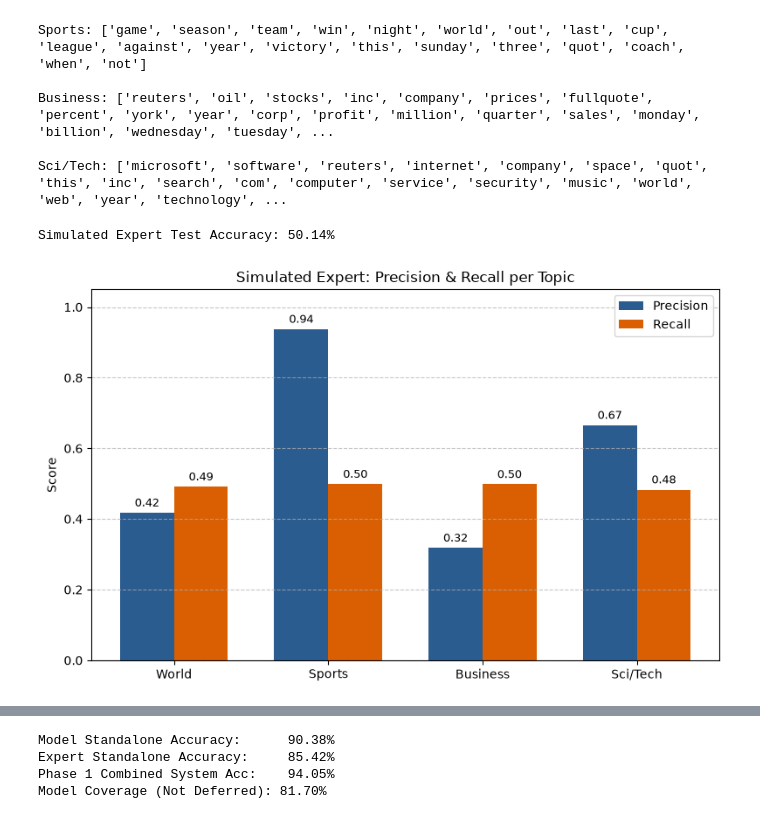
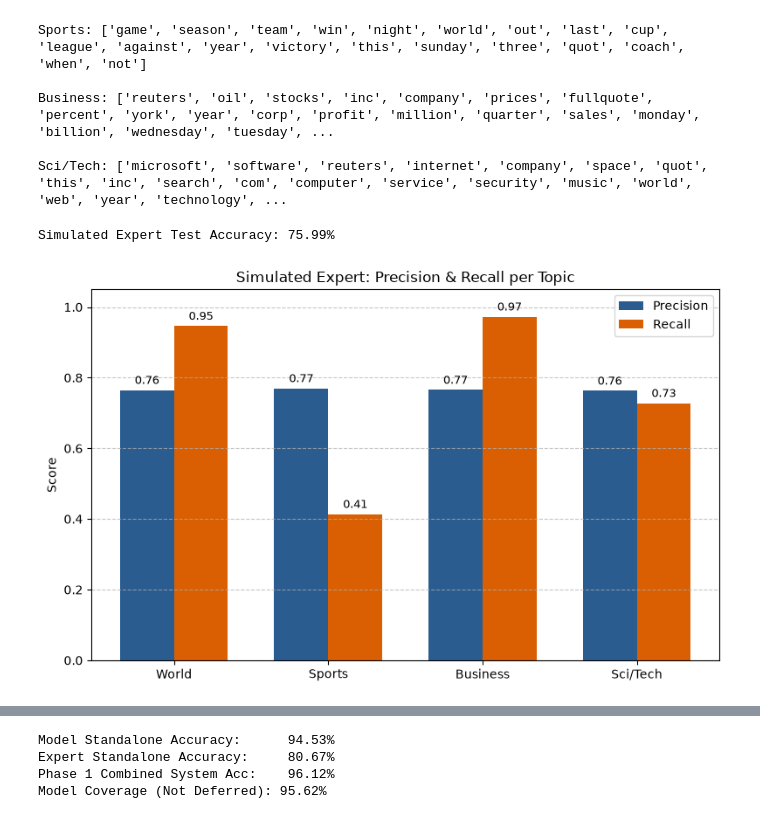
Before and after one commit to Ferdy1G/HCAI-PBL, a Jupyter notebook: experimentation/project3.ipynb, the cells around one changed output, grey strips where cells are left out. Saved outputs shown, nothing was run; the diff lists cells and outputs as text; code cells hidden in the pictures.

```diff
--- a/experimentation/project3.ipynb
+++ b/experimentation/project3.ipynb
@@ -116,14 +294,15 @@ def predict_sample(sample_id, model, tokenizer, dataset):
     probabilities = get_model_predictions([text], model, tokenizer)
     predicted_class = torch.argmax(probabilities, dim=-1).item()
     confidence_score = torch.max(probabilities).item()
+    probabilities = probabilities.cpu().numpy()
 
     print(f"Sample Text: {text}")
-    print(f"probabilities: {probabilities.cpu().numpy()}")
-    print(f"True Label: {label}")
-    print(f"Pred Label: {predicted_class}, Confidence: {confidence_score:.4f}")
+    print(f"probabilities: ({probabilities[0][0]:.4f}, {probabilities[0][1]:.4f}, {probabilities[0][2]:.4f}, {probabilities[0][3]:.4f})")
+    print(f"True Label: {label_mapping[label]}")
+    print(f"Pred Label: {label_mapping[predicted_class]}, Confidence: {confidence_score:.4f}")
 # %%
 # find wrong prediction
-for i in range(38, len(dataset['test'])):
+for i in range(24, len(dataset['test'])):
     sample = dataset['test'][i]
     text = sample['text']
     label = sample['label']
@@ -292,35 +471,35 @@ Business: ['reuters', 'oil', 'stocks', 'inc', 'company', 'prices', 'fullquote',
 Sci/Tech: ['microsoft', 'software', 'reuters', 'internet', 'company', 'space', 'quot', 'this', 'inc', 'search', 'com', 'computer', 'service', 'security', 'music', 'world', 'web', 'year', 'technology', ...
 # %%
 # topic accuracy mapping: {0: World, 1: Sports, 2: Business, 3: Sci/Tech}
-# base_accs = {0: 0.8, 1: 0.3, 2: 0.9, 3: 0.6}
+base_accs = {0: 0.9, 1: 0.3, 2: 0.95, 3: 0.6}
 
-# # Custom keyword overrides
-# keyword_overrides = {
-#     "company": 1.0,
-#     "inc": 1.0,
-#     "world": 1.0,
-#     "president": 1.0,
-#     "government": 1.0,
-#     "iraq": 1.0,
-#     "iraqi": 1.0,
-# }
+# Custom keyword overrides
+keyword_overrides = {
+    "company": 1.0,
+    "inc": 1.0,
+    "world": 1.0,
+    "president": 1.0,
+    "government": 1.0,
+    "iraq": 1.0,
+    "iraqi": 1.0,
+}
 
-expert_test = SimulatedExpert(
-    target_scores={0: 0.70, 1: 0.99, 2: 0.40, 3: 0.90},
-    mode="precision"
-)
+# expert_test = SimulatedExpert(
+#     target_scores={0: 0.70, 1: 0.99, 2: 0.40, 3: 0.90},
+#     mode="precision"
+# )
 
-# expert = SimulatedExpert(target_scores=base_accs, mode="precision", keyword_rules=keyword_overrides)
+expert = SimulatedExpert(target_scores=base_accs, keyword_rules=keyword_overrides, mode="recall")
 
 # Evaluate stand-alone performance on test set
-test_accuracy = expert_test.evaluate_on_testset(dataset["test"])
+test_accuracy = expert.evaluate_on_testset(dataset["test"])
 print(f"Simulated Expert Test Accuracy: {test_accuracy * 100:.2f}%")
 # %% [output]
-Simulated Expert Test Accuracy: 50.14%
+Simulated Expert Test Accuracy: 75.99%
 # %%
 # 1. Collect predictions from expert on the test dataset
 y_true = [item["label"] for item in dataset["test"]]
-y_pred = [expert_test.predict(item["text"], item["label"]) for item in dataset["test"]]
+y_pred = [expert.predict(item["text"], item["label"]) for item in dataset["test"]]
 
 # 2. Compute classification metrics as a dictionary
 target_names = ["World", "Sports", "Business", "Sci/Tech"]
@@ -333,34 +512,34 @@ precision_vals = [report_dict[category]["precision"] for category in target_name
 recall_vals = [report_dict[category]["recall"] for category in target_names]
 
 # 4. Plot side-by-side bar chart
 x = np.arange(len(target_names))
 width = 0.35
 
 fig, ax = plt.subplots(figsize=(8, 5))
 rects1 = ax.bar(x - width/2, precision_vals, width, label='Precision', color='#2b5c8f')
 rects2 = ax.bar(x + width/2, recall_vals, width, label='Recall', color='#d95f02')
 
 ax.set_ylabel('Score')
 ax.set_title('Simulated Expert: Precision & Recall per Topic')
 ax.set_xticks(x)
 ax.set_xticklabels(target_names)
 ax.set_ylim(0, 1.05)
 ax.legend()
 ax.grid(axis='y', linestyle='--', alpha=0.7)
 
 # Add exact numeric values above bars
 for rect in rects1 + rects2:
     height = rect.get_height()
     ax.annotate(f'{height:.2f}',
                 xy=(rect.get_x() + rect.get_width() / 2, height),
                 xytext=(0, 3),  # 3 points vertical offset
                 textcoords="offset points",
                 ha='center', va='bottom', fontsize=9)
 
 plt.tight_layout()
 plt.show()
 # %% [output]
-[figure, old version]
+[figure, new version]
 # %%
 def extract_probs_and_preds(predictions):
     logits = predictions.predictions
@@ -385,16 +564,16 @@ y_test = np.array(dataset["test"]["label"])
 # %%
 # 2. Instantiate Expert & Generate Predictions
 expert = SimulatedExpert(
-    target_scores={0: 0.40, 1: 0.98, 2: 0.70, 3: 0.9},
+    target_scores={0: 0.95, 1: 0.3, 2: 0.98, 3: 0.8} ,
     mode="recall",
     keyword_rules={
-        "company": 0.98,
-        "inc": 0.98,
-        "world": 0.98,
-        "president": 0.99,
-        "government": 0.99,
-        "iraq": 0.99,
-        "iraqi": 0.99,
+        "company": 1.0,
+        "inc": 1.0,
+        "world": 1.0,
+        "president": 1.0,
+        "government": 1.0,
+        "iraq": 1.0,
+        "iraqi": 1.0,
     }
 )
 
@@ -424,9 +603,9 @@ defer_probs = defer_classifier.predict_proba(X_defer_test)[:, 1]
 accuracies = []
 coverages = []
 costs = []
-res = 20
+res = 50
 for i in range(res):
-    query_cost = 0.0 + 1 * i / res
+    query_cost = 0.0 + 0.55 * i / res
     costs.append(query_cost)
     defer_decisions = (defer_probs > (0.5 + query_cost)).astype(int)
     final_predictions = np.where(defer_decisions == 1, m_test, test_model_preds)
@@ -436,7 +615,7 @@ for i in range(res):
     accuracies.append(system_acc)
     coverages.append(coverage)
 
-query_cost = 0.0
+query_cost = 0.45
 
 # Only defer if confidence in expert superiority outweighs query cost
 defer_decisions = (defer_probs > (0.5 + query_cost)).astype(int)
@@ -455,7 +634,7 @@ print(f"Expert Standalone Accuracy:     {expert_acc * 100:.2f}%")
 print(f"Phase 1 Combined System Acc:    {system_acc * 100:.2f}%")
 print(f"Model Coverage (Not Deferred): {coverage * 100:.2f}%")
 # %% [output]
-Model Standalone Accuracy:      90.38%
-Expert Standalone Accuracy:     85.42%
-Phase 1 Combined System Acc:    94.05%
-Model Coverage (Not Deferred): 81.70%
+Model Standalone Accuracy:      94.53%
+Expert Standalone Accuracy:     80.67%
+Phase 1 Combined System Acc:    96.12%
+Model Coverage (Not Deferred): 95.62%
```
Also changed, not shown: parts of 35 cells of this notebook.
